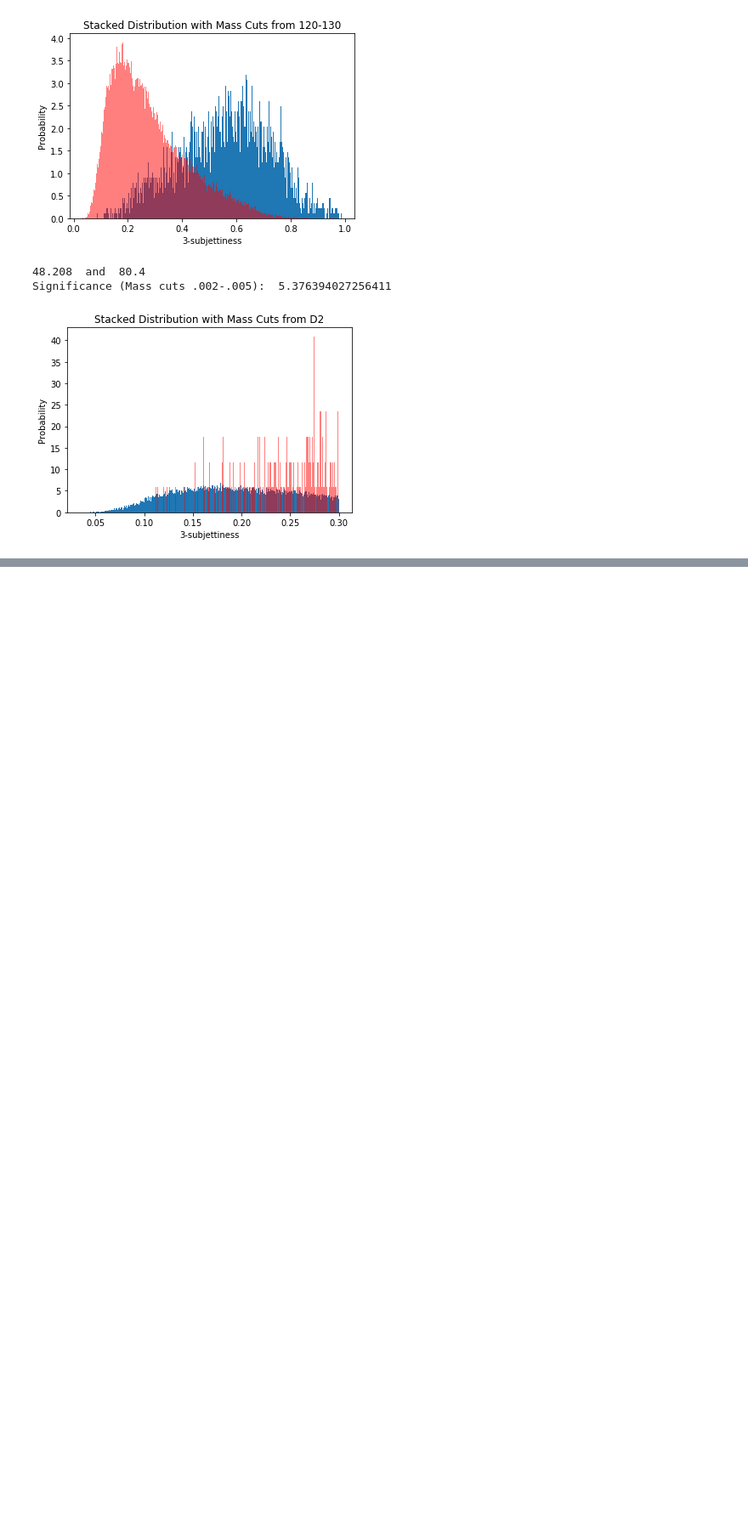
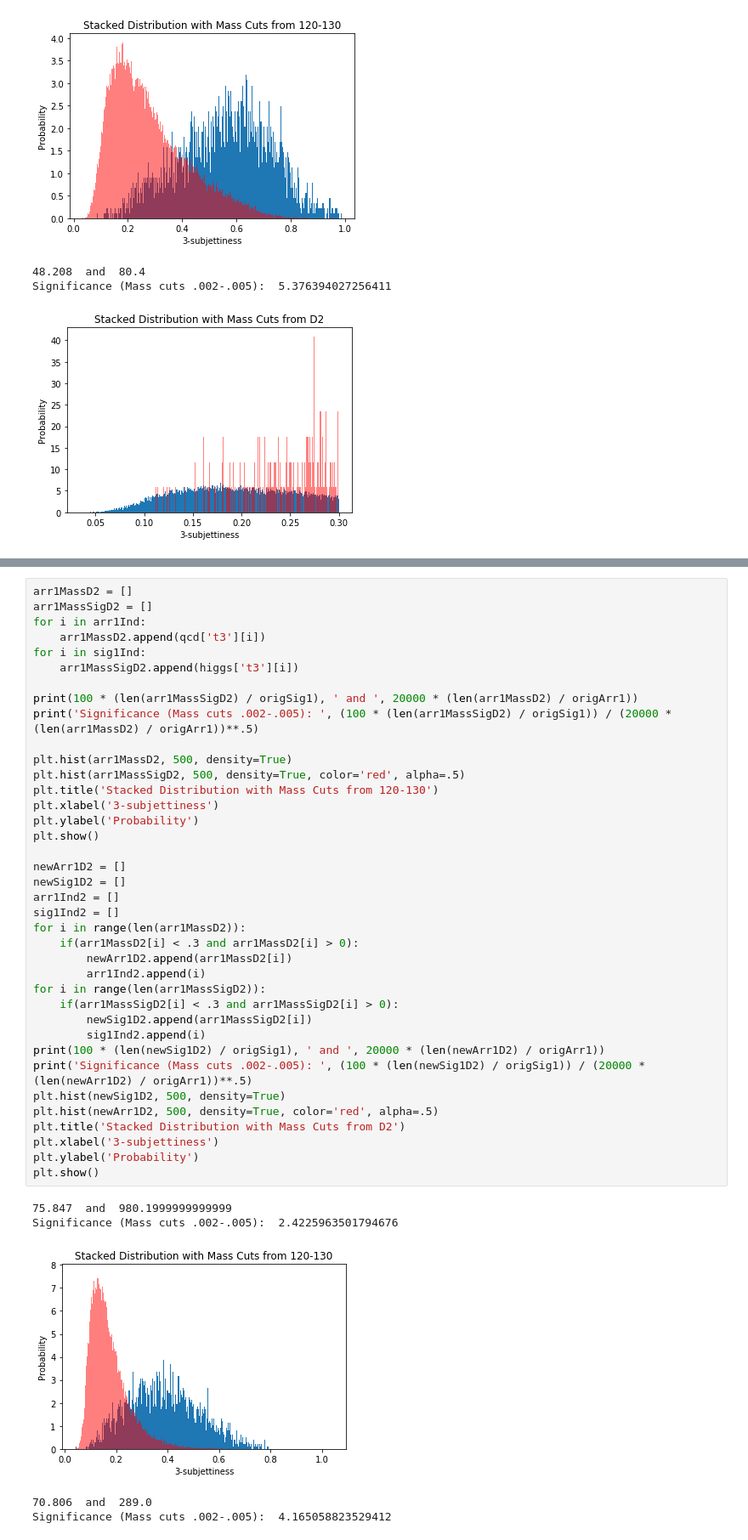
Before and after one commit to elocj/PHYS434, a Jupyter notebook: lab7/lab7.ipynb, the cells around one changed output, grey strips where cells are left out. Shown: that part at 85% size. Cells and saved outputs as stored; diff of their text form; blank space fills up the shorter version.

```diff
--- a/lab7/lab7.ipynb
+++ b/lab7/lab7.ipynb
@@ -994,0 +1015,44 @@ Significance (Mass cuts .002-.005):  2.422556046823272
+# %%
+arr1MassD2 = []
+arr1MassSigD2 = []
+for i in arr1Ind:
+    arr1MassD2.append(qcd['t3'][i])
+for i in sig1Ind:
+    arr1MassSigD2.append(higgs['t3'][i])
+
+print(100 * (len(arr1MassSigD2) / origSig1), ' and ', 20000 * (len(arr1MassD2) / origArr1))
+print('Significance (Mass cuts .002-.005): ', (100 * (len(arr1MassSigD2) / origSig1)) / (20000 * (len(arr1MassD2) / origArr1))**.5)
+
+plt.hist(arr1MassD2, 500, density=True)
+plt.hist(arr1MassSigD2, 500, density=True, color='red', alpha=.5)
+plt.title('Stacked Distribution with Mass Cuts from 120-130')
+plt.xlabel('3-subjettiness')
+plt.ylabel('Probability')
+plt.show()
+
+newArr1D2 = []
+newSig1D2 = []
+arr1Ind2 = []
+sig1Ind2 = []
+for i in range(len(arr1MassD2)):
+    if(arr1MassD2[i] < .3 and arr1MassD2[i] > 0):
+        newArr1D2.append(arr1MassD2[i])
+        arr1Ind2.append(i)
+for i in range(len(arr1MassSigD2)):
+    if(arr1MassSigD2[i] < .3 and arr1MassSigD2[i] > 0):
+        newSig1D2.append(arr1MassSigD2[i])
+        sig1Ind2.append(i)
+print(100 * (len(newSig1D2) / origSig1), ' and ', 20000 * (len(newArr1D2) / origArr1))
+print('Significance (Mass cuts .002-.005): ', (100 * (len(newSig1D2) / origSig1)) / (20000 * (len(newArr1D2) / origArr1))**.5)
+plt.hist(newSig1D2, 500, density=True)
+plt.hist(newArr1D2, 500, density=True, color='red', alpha=.5)
+plt.title('Stacked Distribution with Mass Cuts from D2')
+plt.xlabel('3-subjettiness')
+plt.ylabel('Probability')
+plt.show()
+# %% [output]
+75.847  and  980.1999999999999
+Significance (Mass cuts .002-.005):  2.4225963501794676
+[figure, added]
+70.806  and  289.0
+Significance (Mass cuts .002-.005):  4.165058823529412
```
Also changed, not shown: parts of 3 cells of this notebook, 1 other file.
